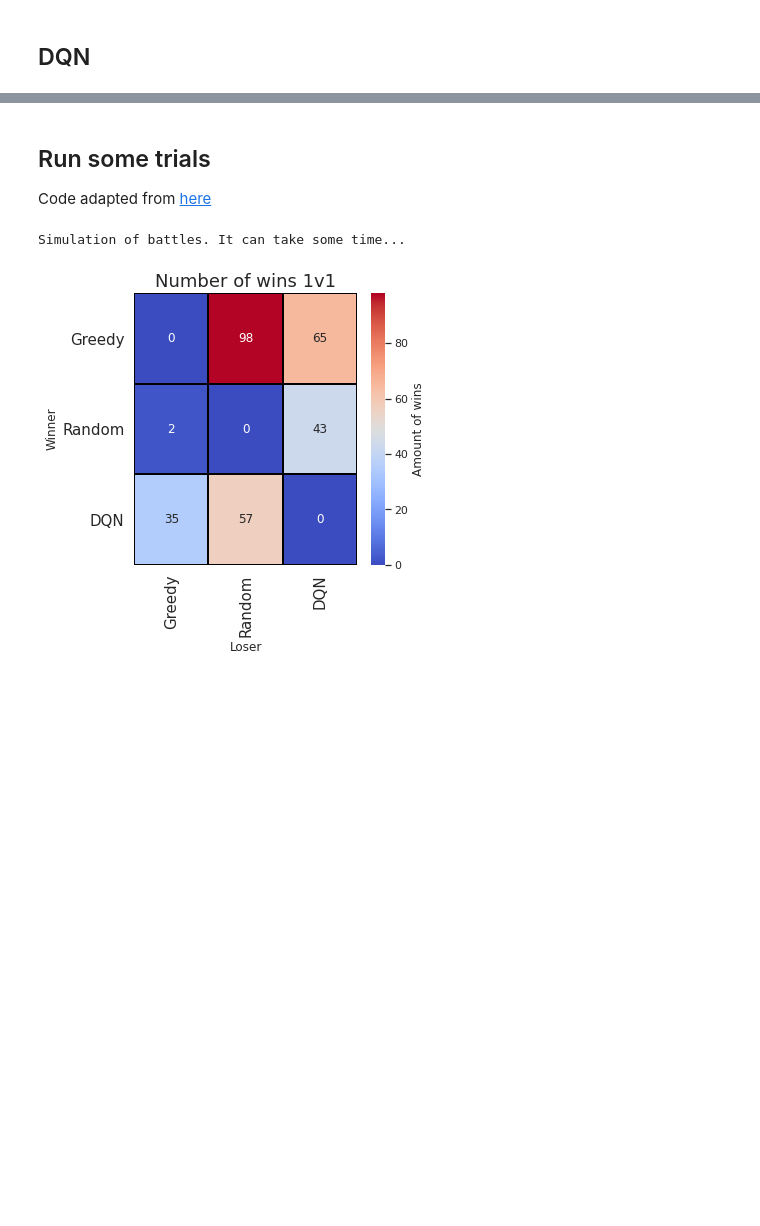
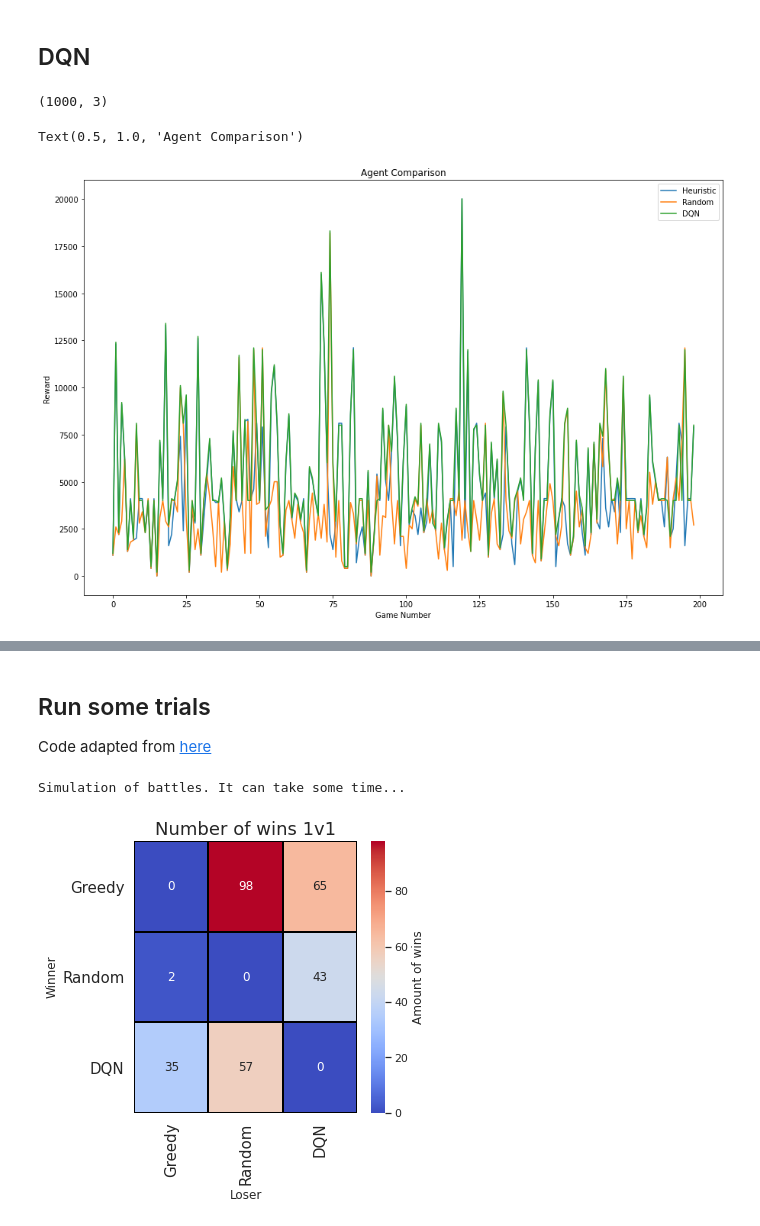
Before and after one commit to BrunoGomesCoelho/Eat-Move-Learn, a Jupyter notebook: notebooks/1.2-bgc-Plotting.ipynb, the cells around one changed output, grey strips where cells are left out. Saved outputs shown, nothing was run; the diff lists cells and outputs as text; code cells hidden in the pictures; blank space fills up the shorter version.

```diff
--- a/notebooks/1.2-bgc-Plotting.ipynb
+++ b/notebooks/1.2-bgc-Plotting.ipynb
@@ -68,3 +68,35 @@ Goose Collision: EAST
 # %%
 # The dqn agent is in the python file since it's source code is quite long
 dqn_agent = "agent_dqn_1_1.py"
+# %%
+environment = "hungry_geese"
+configuration = {"rows": 11, "columns": 7}
+steps = []
+
+# Which agents to run repeatedly.  Same as env.run(agents)
+agents = [greedy_agent,random_agent, dqn_agent]
+
+# How many times to run them.
+num_episodes = 1000
+
+rewards = evaluate(environment, agents, configuration, steps, num_episodes)
+# %%
+import matplotlib.pyplot as plt
+
+rewards = np.array(rewards)
+print(rewards.shape)
+
+fig = plt.figure(figsize=(15,10))
+
+plt.plot(rewards[1:200,0])
+plt.plot(rewards[1:200,1])
+plt.plot(rewards[1:200,2])
+
+plt.legend(['Heuristic', 'Random' , 'DQN'])
+plt.xlabel('Game Number')
+plt.ylabel('Reward')
+plt.title('Agent Comparison')
+# %% [output]
+(1000, 3)
+Text(0.5, 1.0, 'Agent Comparison')
+[figure, added]
```
Also changed, not shown: parts of 6 cells of this notebook, 4 other files.
